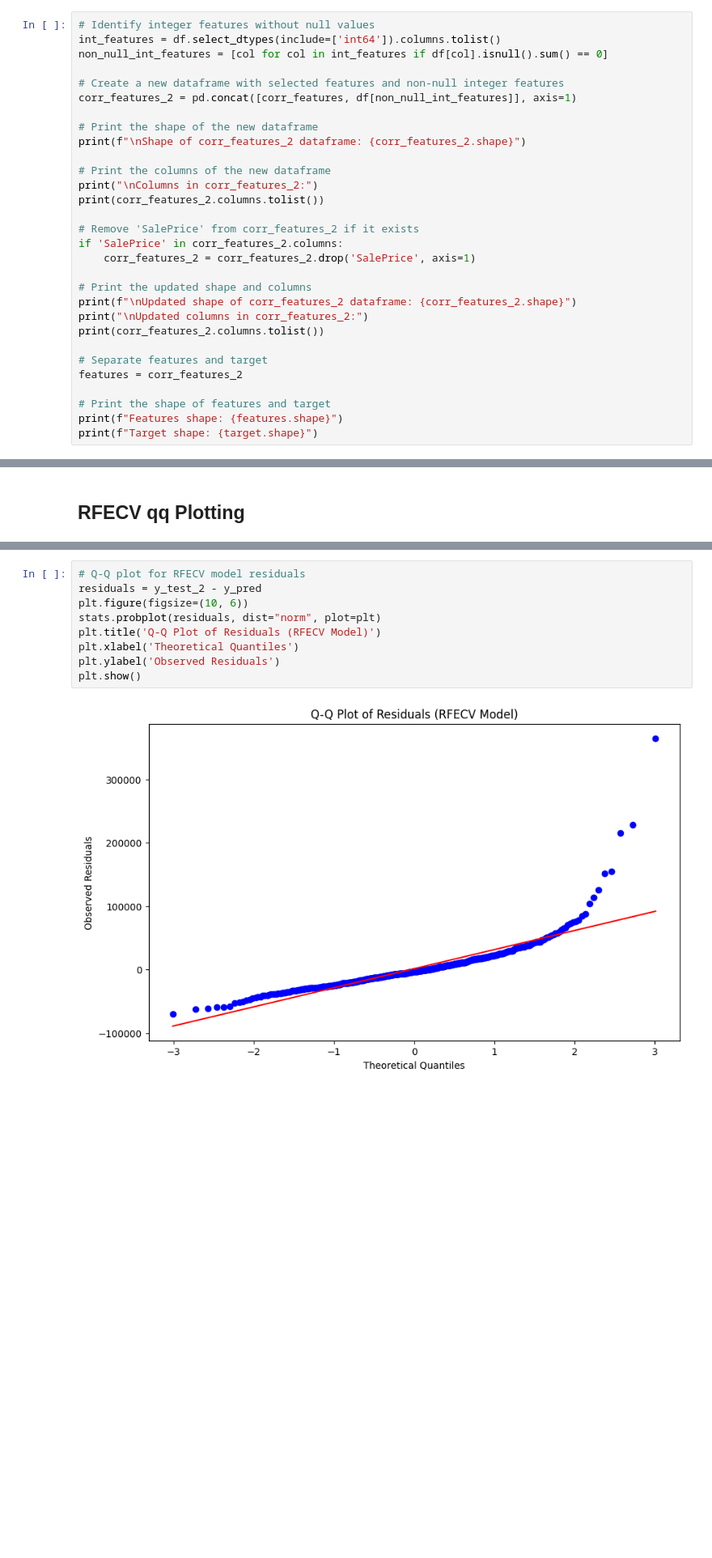
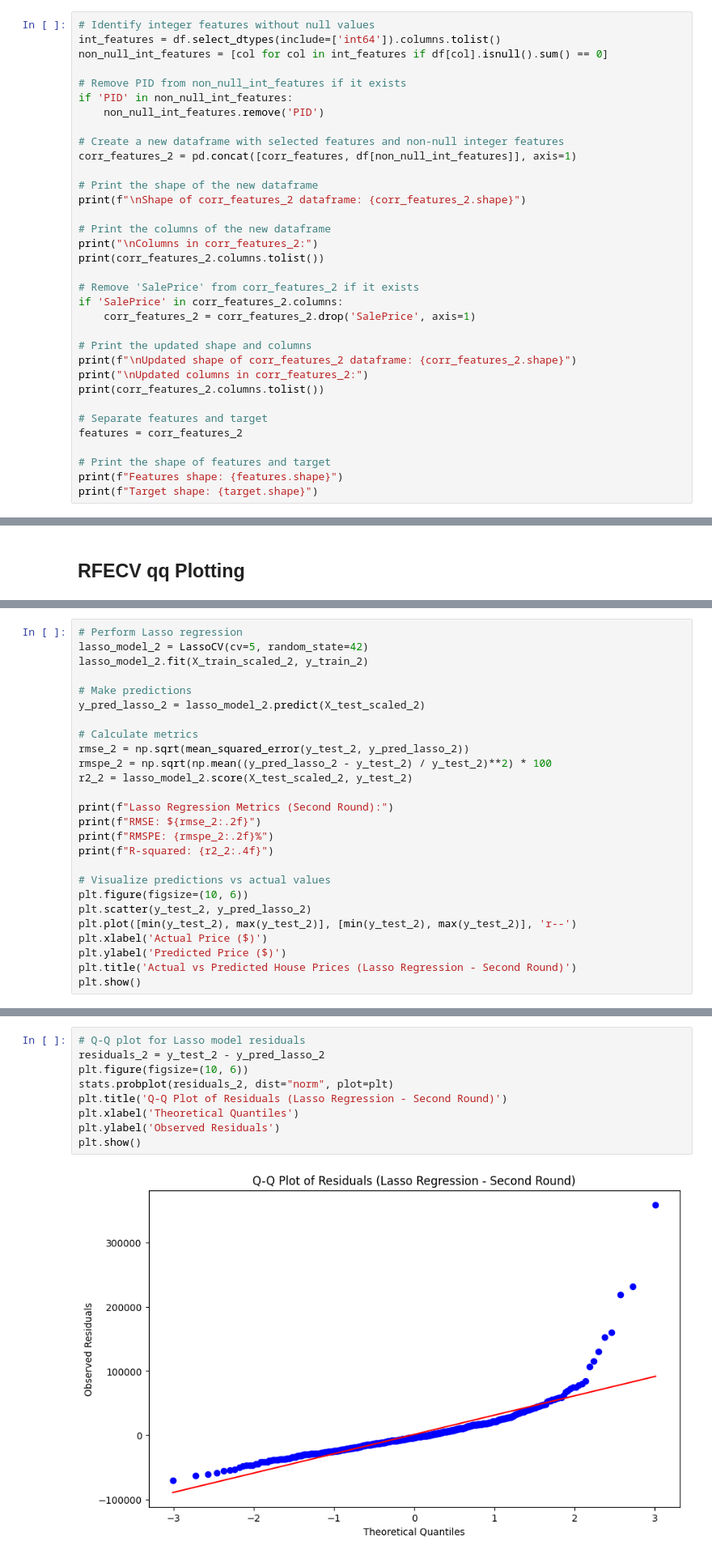
Before and after one commit to rwcitek/RSB-cohort-15-data-science, a Jupyter notebook: Colab-Notebooks/Module-2/project-2/Project_2_Housing_Price_Prediction_v_7.ipynb, the cells around one changed output, grey strips where cells are left out. Shown at 81% size. Cells and saved outputs as stored; diff of their text form; blank space fills up the shorter version.

```diff
--- a/Colab-Notebooks/Module-2/project-2/Project_2_Housing_Price_Prediction_v_7.ipynb
+++ b/Colab-Notebooks/Module-2/project-2/Project_2_Housing_Price_Prediction_v_7.ipynb
@@ -426,6 +444,10 @@ X_test_scaled = scaler.transform(X_test)
 # Identify integer features without null values
 int_features = df.select_dtypes(include=['int64']).columns.tolist()
 non_null_int_features = [col for col in int_features if df[col].isnull().sum() == 0]
+
+# Remove PID from non_null_int_features if it exists
+if 'PID' in non_null_int_features:
+    non_null_int_features.remove('PID')
 
 # Create a new dataframe with selected features and non-null integer features
 corr_features_2 = pd.concat([corr_features, df[non_null_int_features]], axis=1)
@@ -869,0 +949,26 @@ R-squared: 0.8267
+# %%
+# Perform Lasso regression
+lasso_model_2 = LassoCV(cv=5, random_state=42)
+lasso_model_2.fit(X_train_scaled_2, y_train_2)
+
+# Make predictions
+y_pred_lasso_2 = lasso_model_2.predict(X_test_scaled_2)
+
+# Calculate metrics
+rmse_2 = np.sqrt(mean_squared_error(y_test_2, y_pred_lasso_2))
+rmspe_2 = np.sqrt(np.mean((y_pred_lasso_2 - y_test_2) / y_test_2)**2) * 100
+r2_2 = lasso_model_2.score(X_test_scaled_2, y_test_2)
+
+print(f"Lasso Regression Metrics (Second Round):")
+print(f"RMSE: ${rmse_2:.2f}")
+print(f"RMSPE: {rmspe_2:.2f}%")
+print(f"R-squared: {r2_2:.4f}")
+
+# Visualize predictions vs actual values
+plt.figure(figsize=(10, 6))
+plt.scatter(y_test_2, y_pred_lasso_2)
+plt.plot([min(y_test_2), max(y_test_2)], [min(y_test_2), max(y_test_2)], 'r--')
+plt.xlabel('Actual Price ($)')
+plt.ylabel('Predicted Price ($)')
+plt.title('Actual vs Predicted House Prices (Lasso Regression - Second Round)')
+plt.show()
@@ -870,14 +983,14 @@ R-squared: 0.8267
 # %%
-# Q-Q plot for RFECV model residuals
-residuals = y_test_2 - y_pred
+# Q-Q plot for Lasso model residuals
+residuals_2 = y_test_2 - y_pred_lasso_2
 plt.figure(figsize=(10, 6))
-stats.probplot(residuals, dist="norm", plot=plt)
-plt.title('Q-Q Plot of Residuals (RFECV Model)')
+stats.probplot(residuals_2, dist="norm", plot=plt)
+plt.title('Q-Q Plot of Residuals (Lasso Regression - Second Round)')
 plt.xlabel('Theoretical Quantiles')
 plt.ylabel('Observed Residuals')
 plt.show()
 # %% [output]
-[figure, old version]
+[figure, new version]
 # %% [markdown]
 # 6-a Conclusions from initial modelling to incorporation of non-null int64 features
 # %% [markdown]
```
Also changed, not shown: parts of 24 cells of this notebook.
